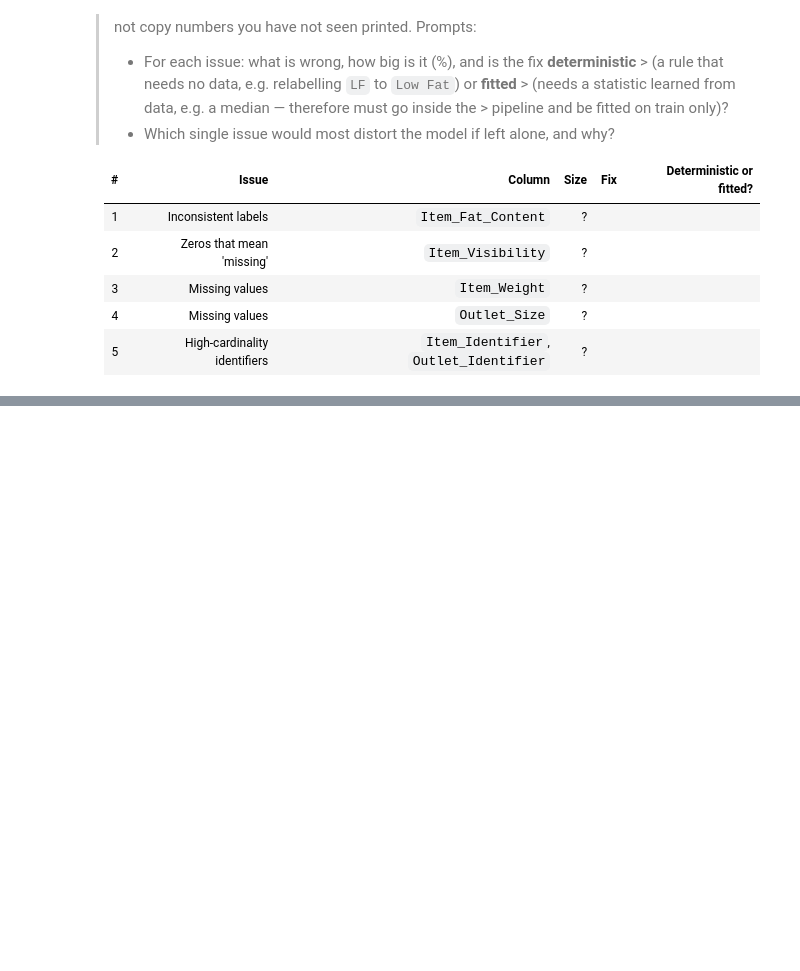
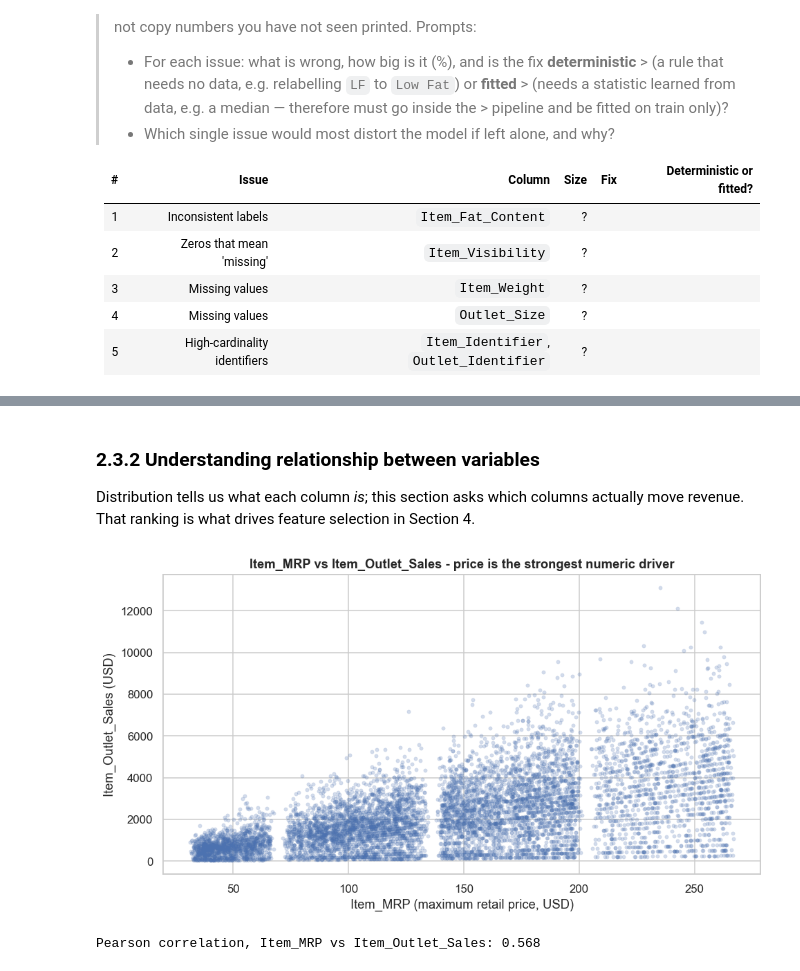
Before and after one commit to marcusteoh/bigmart-sales-forecaster, a Jupyter notebook: BigMart_Sales_Prediction.ipynb, the cells around one changed output, grey strips where cells are left out. Cells and saved outputs as stored; diff of their text form; code cells hidden in the pictures; blank space fills up the shorter version.

Commit message:
Add EDA and feature ranking

```diff
--- a/BigMart_Sales_Prediction.ipynb
+++ b/BigMart_Sales_Prediction.ipynb
@@ -349,0 +460,21 @@ Max distinct weights recorded for any one product : 1 (1 = weight is a stable pr
+# %% [markdown]
+### 2.3.2 Understanding relationship between variables
+
+Distribution tells us what each column *is*; this section asks which columns actually move revenue. That ranking is what drives feature selection in Section 4.
+# %%
+## Relationship: Item_MRP vs Item_Outlet_Sales
+
+fig, ax = plt.subplots(figsize=(9, 5))
+sns.scatterplot(data=df, x='Item_MRP', y='Item_Outlet_Sales',
+                alpha=0.25, s=12, ax=ax, color='#4C72B0', edgecolor=None)
+ax.set_title('Item_MRP vs Item_Outlet_Sales - price is the strongest numeric driver')
+ax.set_xlabel('Item_MRP (maximum retail price, USD)')
+ax.set_ylabel('Item_Outlet_Sales (USD)')
+plt.tight_layout()
+plt.show()
+
+r = df['Item_MRP'].corr(df['Item_Outlet_Sales'])
+print(f'Pearson correlation, Item_MRP vs Item_Outlet_Sales: {r:.3f}')
+# %% [output]
+[figure, added]
+Pearson correlation, Item_MRP vs Item_Outlet_Sales: 0.568
```
Also changed, not shown: parts of 15 cells of this notebook.
